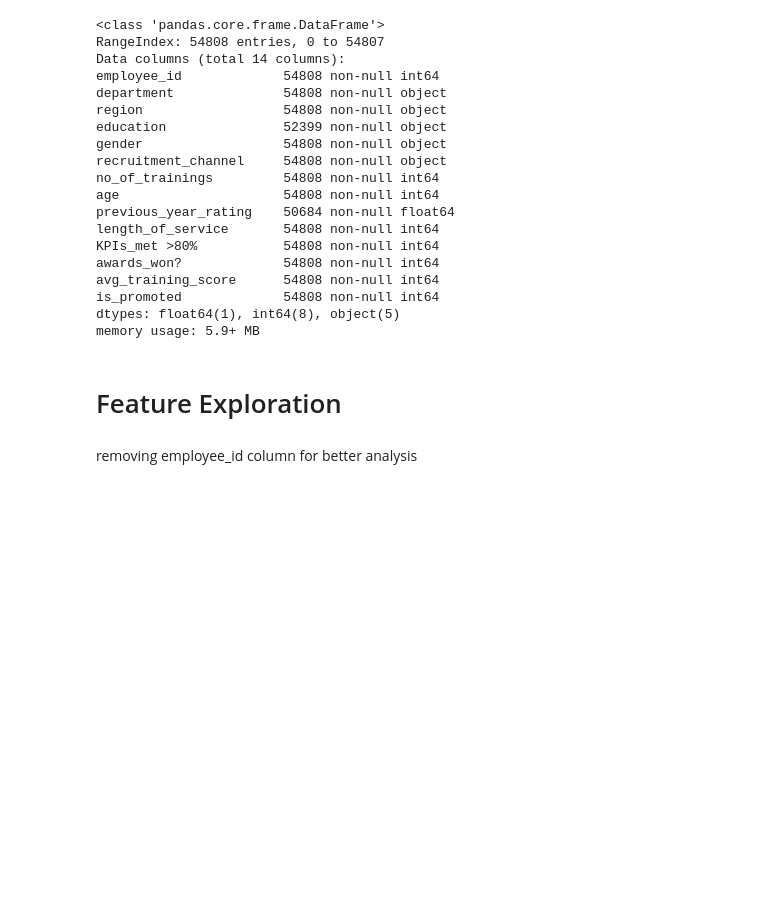
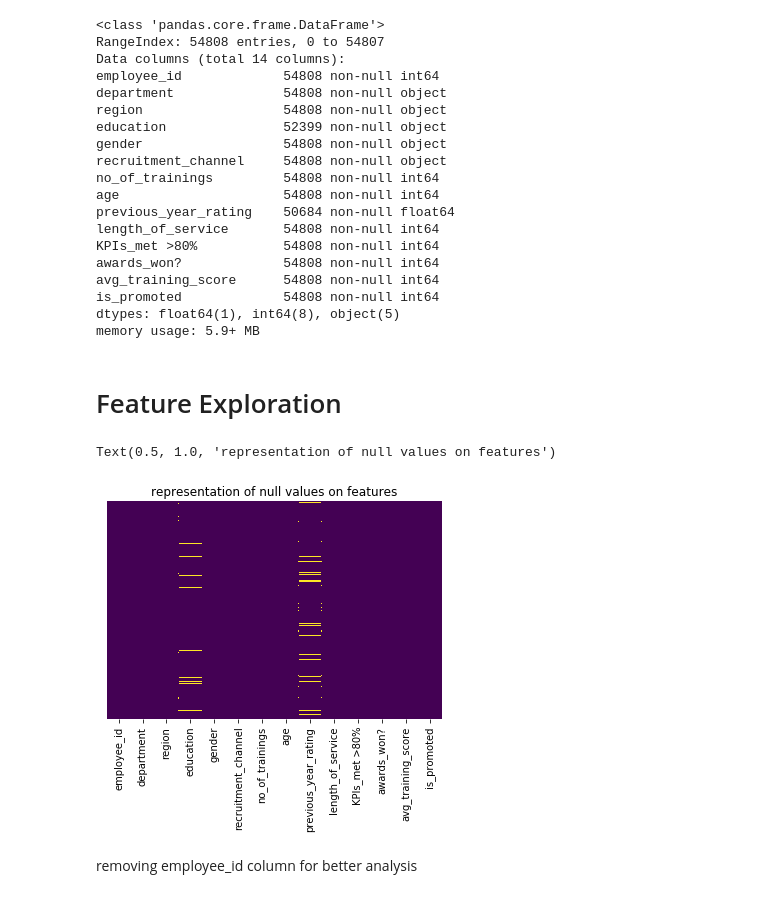
Before and after one commit to warriorgithub/datascience, a Jupyter notebook: compitions/analytical_vidhya/HR_Analytics/HR_analytics.ipynb, the cells around one changed output. Cells and saved outputs as stored; diff of their text form; code cells hidden in the pictures; blank space fills up the shorter version.

```diff
--- a/compitions/analytical_vidhya/HR_Analytics/HR_analytics.ipynb
+++ b/compitions/analytical_vidhya/HR_Analytics/HR_analytics.ipynb
@@ -108,6 +108,12 @@ clone_train = pd.DataFrame()
 clone_train = train_df
 # %% [markdown]
 # Feature Exploration
+# %%
+sns.heatmap(clone_train.isnull(),yticklabels=False,cbar=False,cmap='viridis')
+plt.title('representation of null values on features')
+# %% [output]
+Text(0.5, 1.0, 'representation of null values on features')
+[figure, added]
 # %% [markdown]
 removing employee_id column for better analysis
 # %%
```
Also changed, not shown: parts of 75 cells of this notebook.
